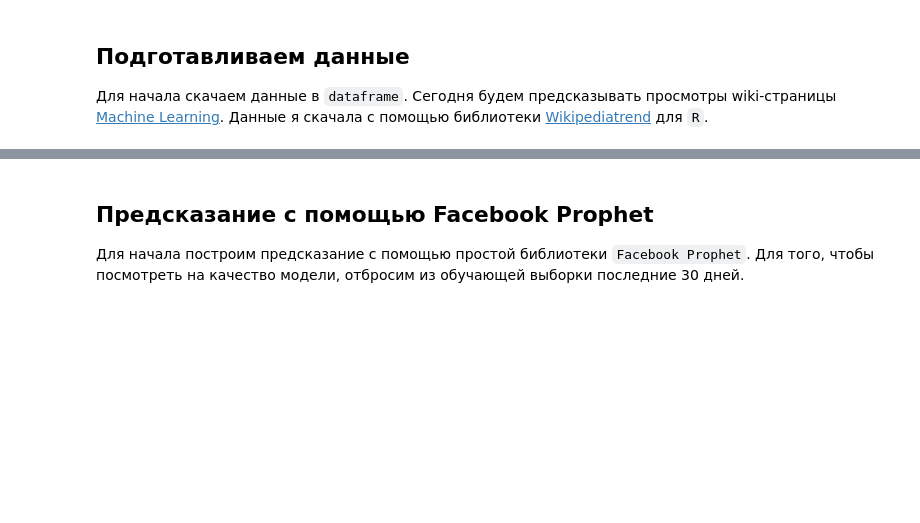
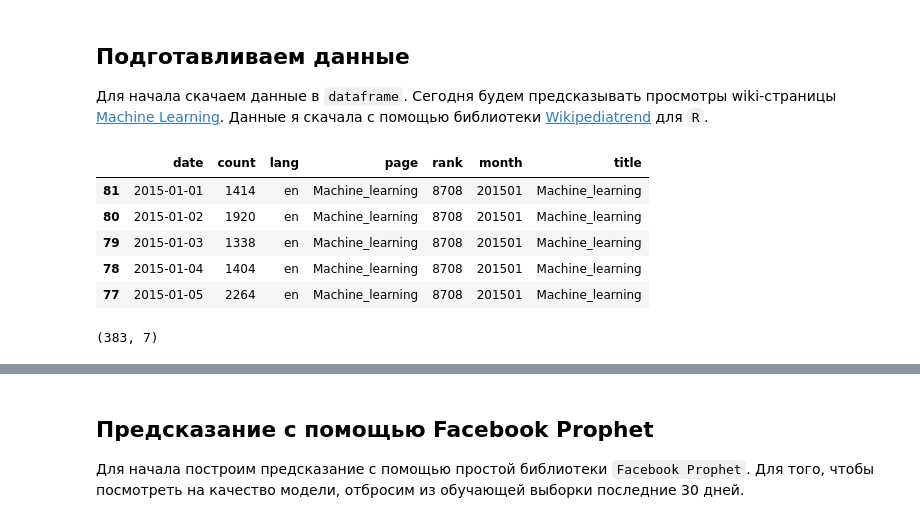
Before and after one commit to CuteLer/recommendation-systems, a Jupyter notebook: lab4/assignment09_time_series.ipynb, the cells around one changed output, grey strips where cells are left out. Cells and saved outputs as stored; diff of their text form; code cells hidden in the pictures; blank space fills up the shorter version.

```diff
--- a/lab4/assignment09_time_series.ipynb
+++ b/lab4/assignment09_time_series.ipynb
@@ -37,11 +41,20 @@ def plotly_df(df, title=""):
 
 Для начала скачаем данные в `dataframe`. Сегодня будем предсказывать просмотры wiki-страницы [Machine Learning](https://en.wikipedia.org/wiki/Machine_learning). Данные я скачала с помощью библиотеки [Wikipediatrend](https://www.r-bloggers.com/using-wikipediatrend/) для `R`.
 # %%
-df = pd.read_csv("../../data/wiki_machine_learning.csv", sep=" ")
+df = pd.read_csv("wiki_machine_learning.csv", sep=" ")
 df = df[df["count"] != 0]
 df.head()
+# %% [output]
+|  | date | count | lang | page | rank | month | title |
+| 81 | 2015-01-01 | 1414 | en | Machine_learning | 8708 | 201501 | Machine_learning |
+| 80 | 2015-01-02 | 1920 | en | Machine_learning | 8708 | 201501 | Machine_learning |
+| 79 | 2015-01-03 | 1338 | en | Machine_learning | 8708 | 201501 | Machine_learning |
+| 78 | 2015-01-04 | 1404 | en | Machine_learning | 8708 | 201501 | Machine_learning |
+| 77 | 2015-01-05 | 2264 | en | Machine_learning | 8708 | 201501 | Machine_learning |
 # %%
 df.shape
+# %% [output]
+(383, 7)
 # %%
 df.date = pd.to_datetime(df.date)
 # %%
```
Also changed, not shown: parts of 8 cells of this notebook, 1 other file.
